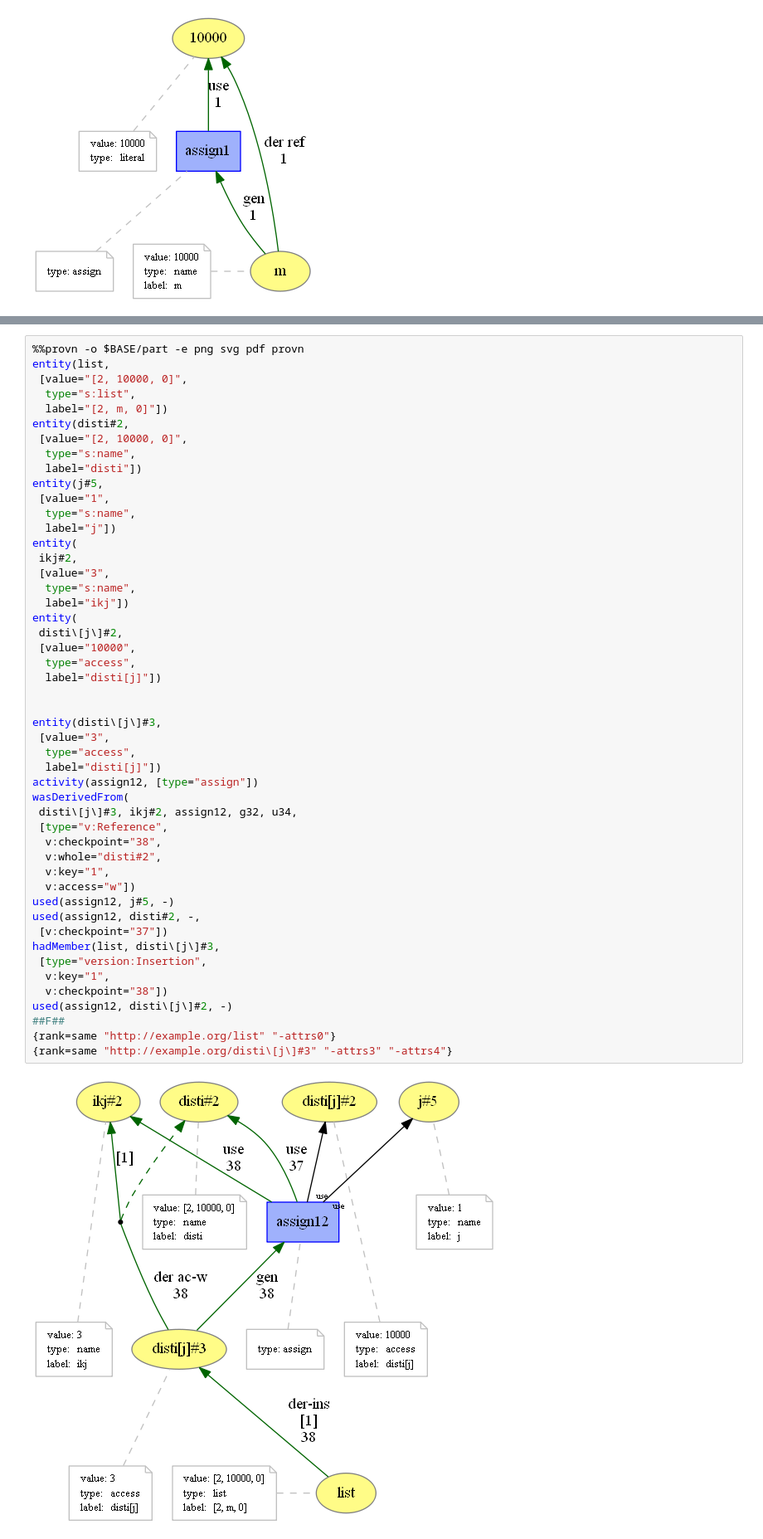
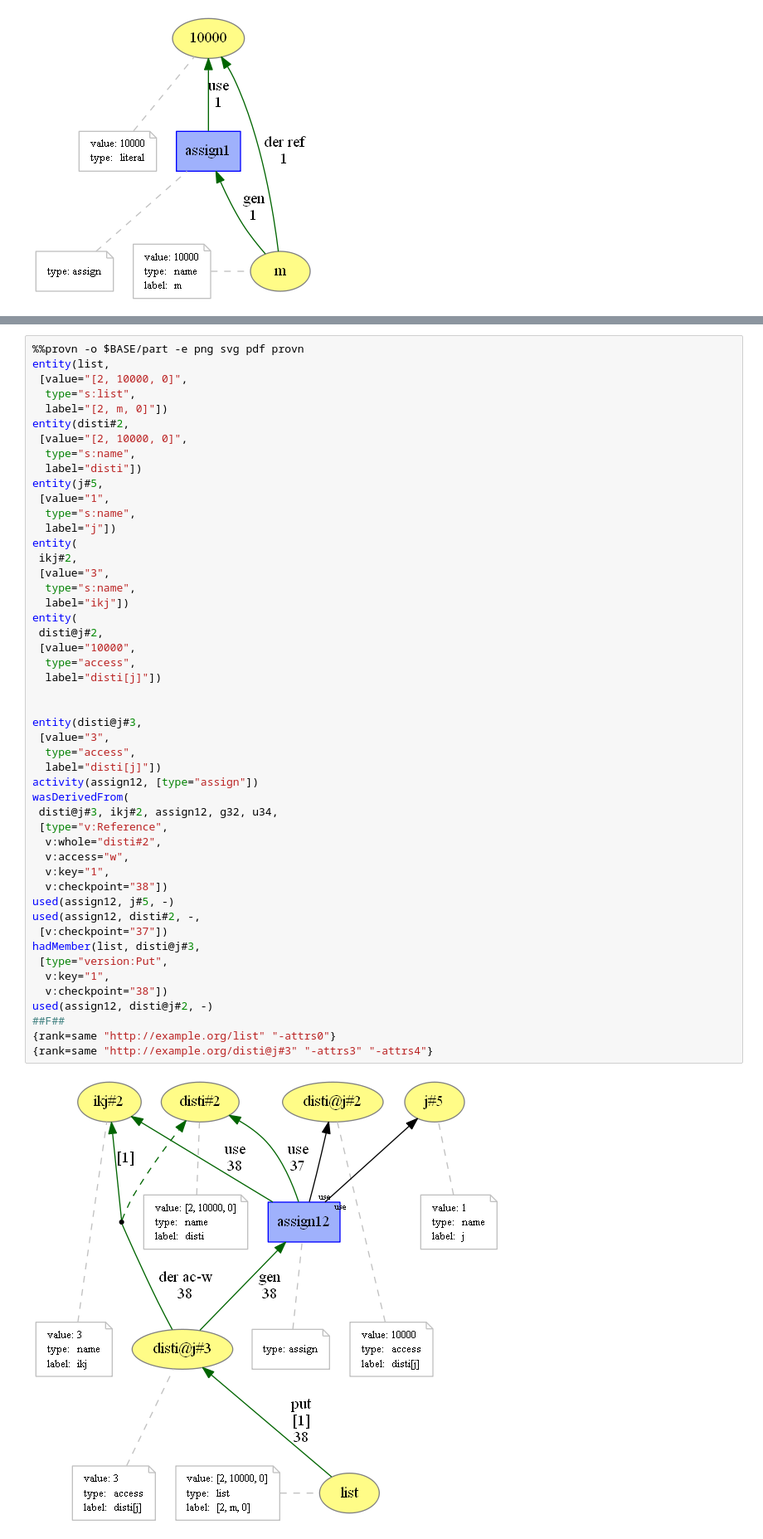
Before and after one commit to dew-uff/versioned-prov, a Jupyter notebook: notebooks/[Versioned-PROV] Paper.ipynb, the cells around one changed output, grey strips where cells are left out. Shown: that part at 83% size. Cells and saved outputs as stored; diff of their text form.

```diff
--- a/notebooks/[Versioned-PROV] Paper.ipynb
+++ b/notebooks/[Versioned-PROV] Paper.ipynb
@@ -123,40 +119,40 @@ entity(j#5,
  [value="1",
   type="s:name",
   label="j"])
 entity(
  ikj#2,
  [value="3",
   type="s:name",
   label="ikj"])
 entity(
- disti\[j\]#2,
+ disti@j#2,
  [value="10000",
   type="access",
   label="disti[j]"])
 
 
-entity(disti\[j\]#3,
+entity(disti@j#3,
  [value="3",
   type="access",
   label="disti[j]"])
 activity(assign12, [type="assign"])
 wasDerivedFrom(
- disti\[j\]#3, ikj#2, assign12, g32, u34,
+ disti@j#3, ikj#2, assign12, g32, u34,
  [type="v:Reference",
-  v:checkpoint="38",
   v:whole="disti#2",
+  v:access="w",
   v:key="1",
-  v:access="w"])
+  v:checkpoint="38"])
 used(assign12, j#5, -)
 used(assign12, disti#2, -,
  [v:checkpoint="37"])
-hadMember(list, disti\[j\]#3,
- [type="version:Insertion",
+hadMember(list, disti@j#3,
+ [type="version:Put",
   v:key="1",
   v:checkpoint="38"])
-used(assign12, disti\[j\]#2, -)
+used(assign12, disti@j#2, -)
 ##F##
 {rank=same "http://example.org/list" "-attrs0"}
-{rank=same "http://example.org/disti\[j\]#3" "-attrs3" "-attrs4"}
+{rank=same "http://example.org/disti@j#3" "-attrs3" "-attrs4"}
 # %% [output]
-[figure, old version]
+[figure, new version]
```
Also changed, not shown: parts of 6 cells of this notebook, 38 other files.
